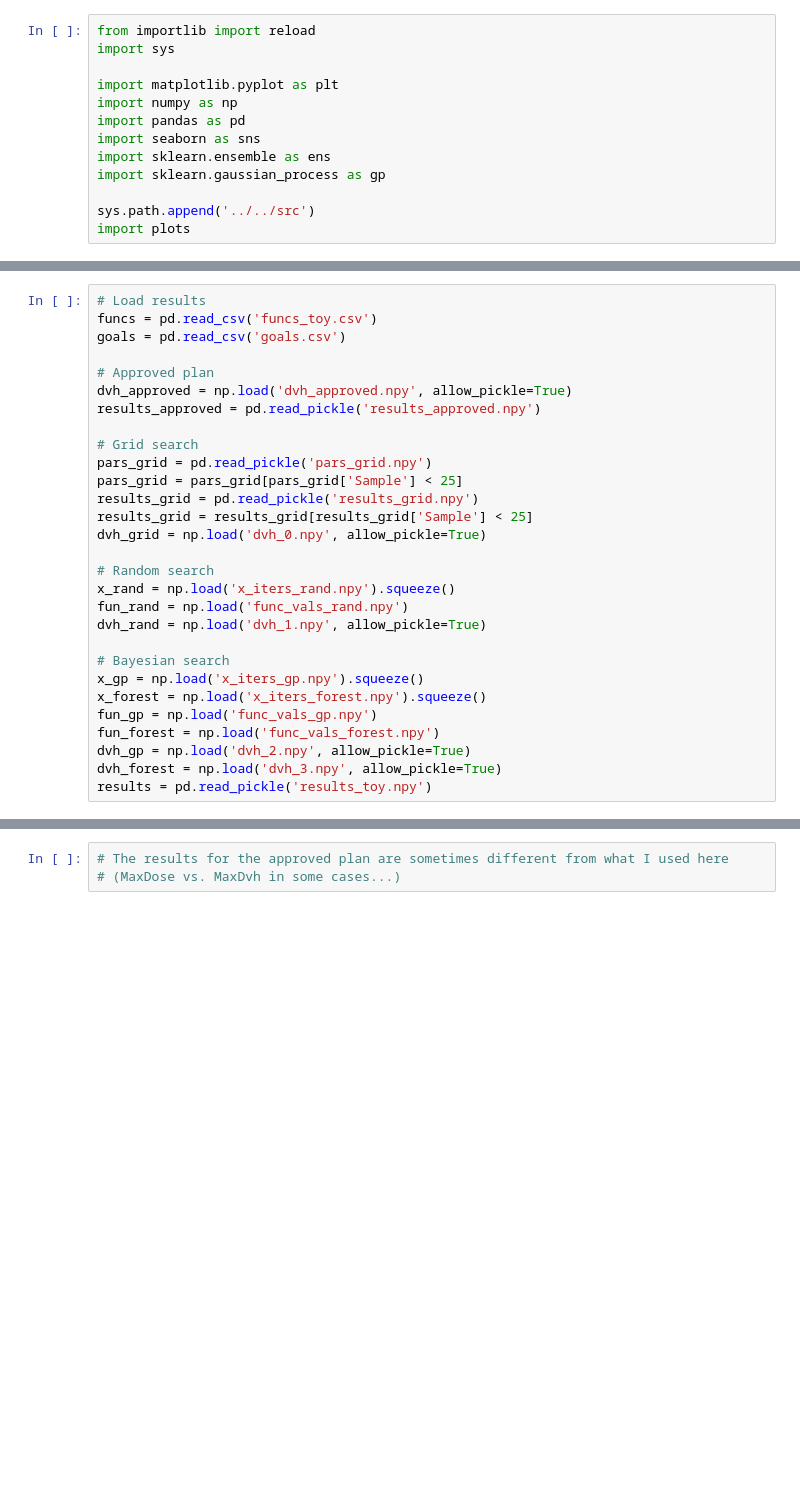
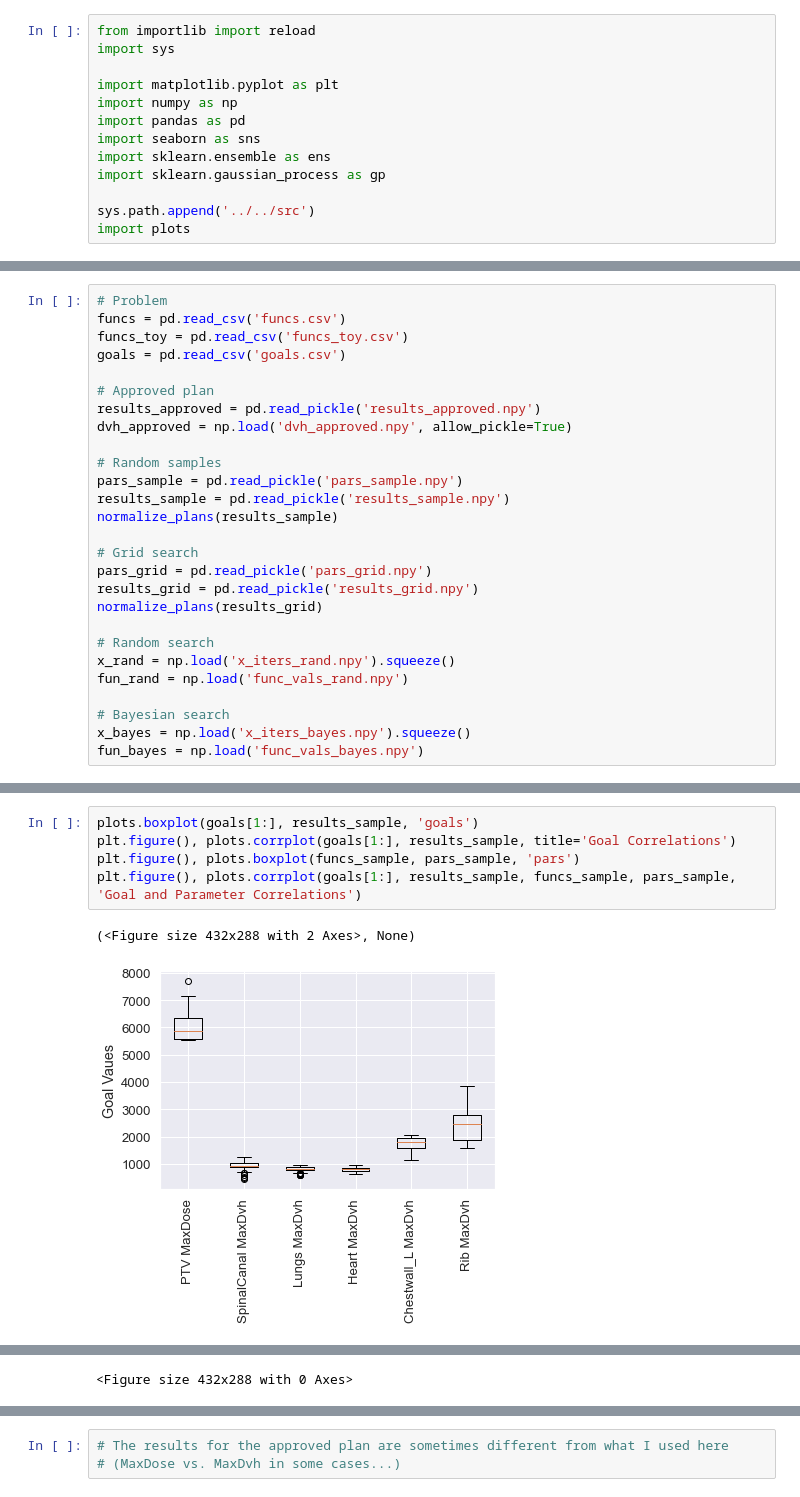
Before and after one commit to kels271828/RayBay, a Jupyter notebook: results/patient1/toy_problem.ipynb, the cells around one changed output, grey strips where cells are left out. Saved outputs shown, nothing was run; the diff lists cells and outputs as text; blank space fills up the shorter version.

```diff
--- a/results/patient1/toy_problem.ipynb
+++ b/results/patient1/toy_problem.ipynb
@@ -54,29 +68,27 @@ import plots
 # %%
-# Load results
-funcs = pd.read_csv('funcs_toy.csv')
+# Problem
+funcs = pd.read_csv('funcs.csv')
+funcs_toy = pd.read_csv('funcs_toy.csv')
 goals = pd.read_csv('goals.csv')
 
 # Approved plan
+results_approved = pd.read_pickle('results_approved.npy')
 dvh_approved = np.load('dvh_approved.npy', allow_pickle=True)
-results_approved = pd.read_pickle('results_approved.npy')
+
+# Random samples
+pars_sample = pd.read_pickle('pars_sample.npy')
+results_sample = pd.read_pickle('results_sample.npy')
+normalize_plans(results_sample)
 
 # Grid search
 pars_grid = pd.read_pickle('pars_grid.npy')
-pars_grid = pars_grid[pars_grid['Sample'] < 25]
 results_grid = pd.read_pickle('results_grid.npy')
-results_grid = results_grid[results_grid['Sample'] < 25]
-dvh_grid = np.load('dvh_0.npy', allow_pickle=True)
+normalize_plans(results_grid)
 
 # Random search
 x_rand = np.load('x_iters_rand.npy').squeeze()
 fun_rand = np.load('func_vals_rand.npy')
-dvh_rand = np.load('dvh_1.npy', allow_pickle=True)
 
 # Bayesian search
-x_gp = np.load('x_iters_gp.npy').squeeze()
-x_forest = np.load('x_iters_forest.npy').squeeze()
-fun_gp = np.load('func_vals_gp.npy')
-fun_forest = np.load('func_vals_forest.npy')
-dvh_gp = np.load('dvh_2.npy', allow_pickle=True)
-dvh_forest = np.load('dvh_3.npy', allow_pickle=True)
-results = pd.read_pickle('results_toy.npy')
+x_bayes = np.load('x_iters_bayes.npy').squeeze()
+fun_bayes = np.load('func_vals_bayes.npy')
@@ -97,0 +102,8 @@ plots.corrplot(goals[1:], results_grid, funcs, pars_grid, 'Goal and Parameter Co
+# %%
+plots.boxplot(goals[1:], results_sample, 'goals')
+plt.figure(), plots.corrplot(goals[1:], results_sample, title='Goal Correlations')
+plt.figure(), plots.boxplot(funcs_sample, pars_sample, 'pars')
+plt.figure(), plots.corrplot(goals[1:], results_sample, funcs_sample, pars_sample, 'Goal and Parameter Correlations')
+# %% [output]
+(<Figure size 432x288 with 2 Axes>, None)
+[figure, added]
@@ -97,0 +111 @@ plots.corrplot(goals[1:], results_grid, funcs, pars_grid, 'Goal and Parameter Co
+<Figure size 432x288 with 0 Axes>
```
Also changed, not shown: parts of 25 cells of this notebook, 6 other files.
